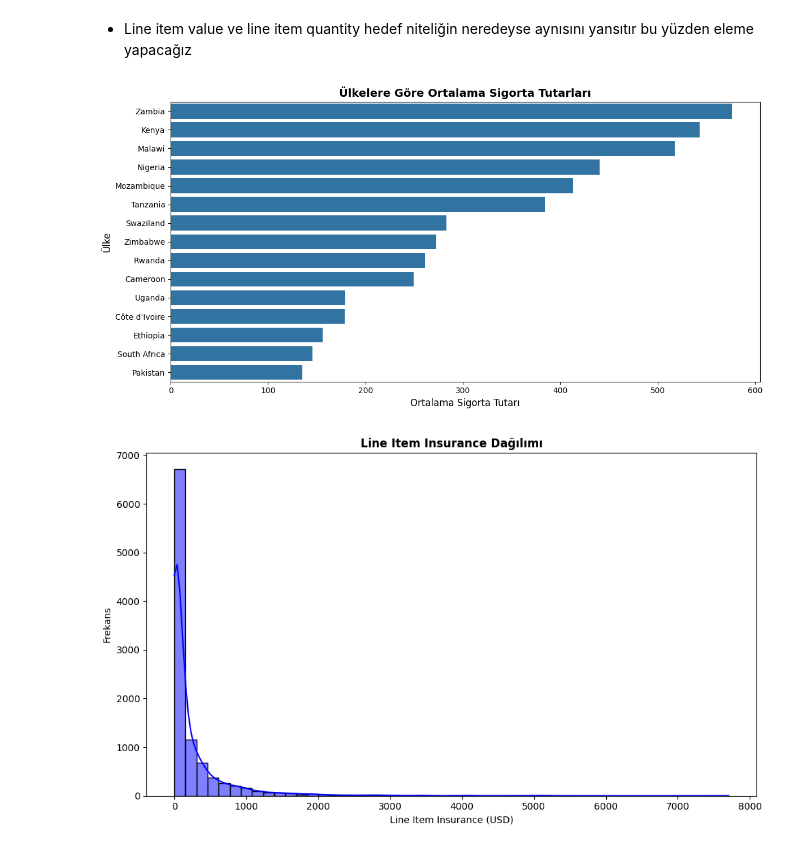
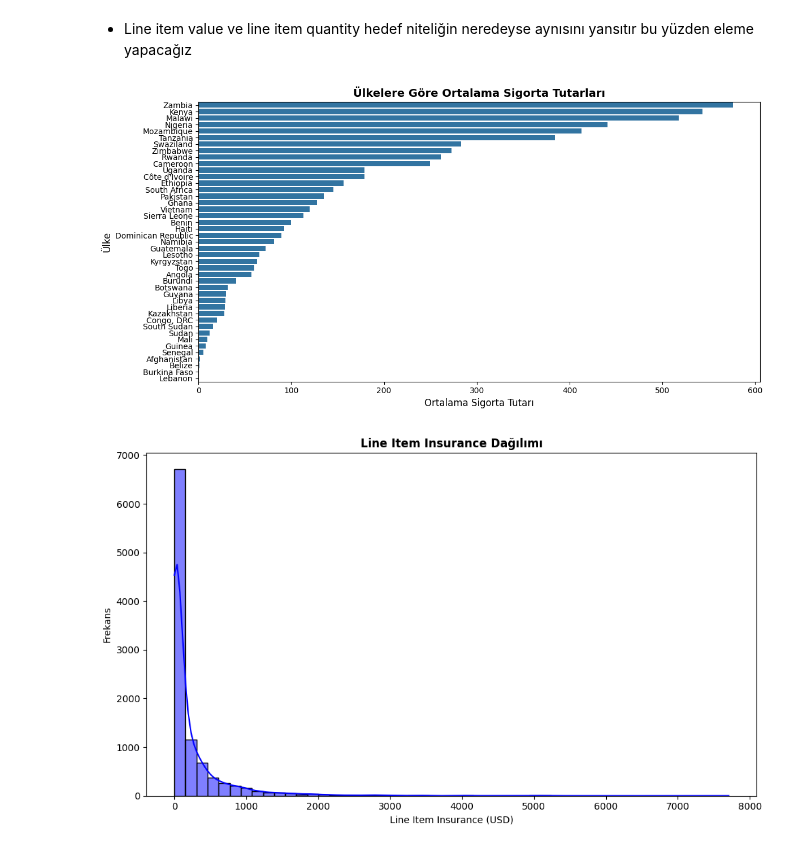
Before and after one commit to burakltnds/Kaggle_Notebook, a Jupyter notebook: 6_tedarik_zincir_maliyet_analizi.ipynb, the cells around one changed output. Cells and saved outputs as stored; diff of their text form; code cells hidden in the pictures.

```diff
--- a/6_tedarik_zincir_maliyet_analizi.ipynb
+++ b/6_tedarik_zincir_maliyet_analizi.ipynb
@@ -216,25 +248,25 @@ sns.heatmap(matrix,annot = True)
 # %%
 country_insurance = (
     df.groupby('country')['line item insurance (usd)']
     .mean()
     .reset_index()
     .sort_values(by='line item insurance (usd)', ascending=False)
 )
 
 plt.figure(figsize=(12, 6))
 sns.barplot(
-    data=top_countries,
+    data=country_insurance,
     x='line item insurance (usd)',
     y='country'
 )
 
 plt.title('Ülkelere Göre Ortalama Sigorta Tutarları', fontsize=14, fontweight='bold')
 plt.xlabel('Ortalama Sigorta Tutarı', fontsize=12)
 plt.ylabel('Ülke', fontsize=12)
 plt.tight_layout()
 plt.show()
 # %% [output]
-[figure, old version]
+[figure, new version]
 # %%
 plt.figure(figsize=(10, 6))
 
```
Also changed, not shown: parts of 8 cells of this notebook.
